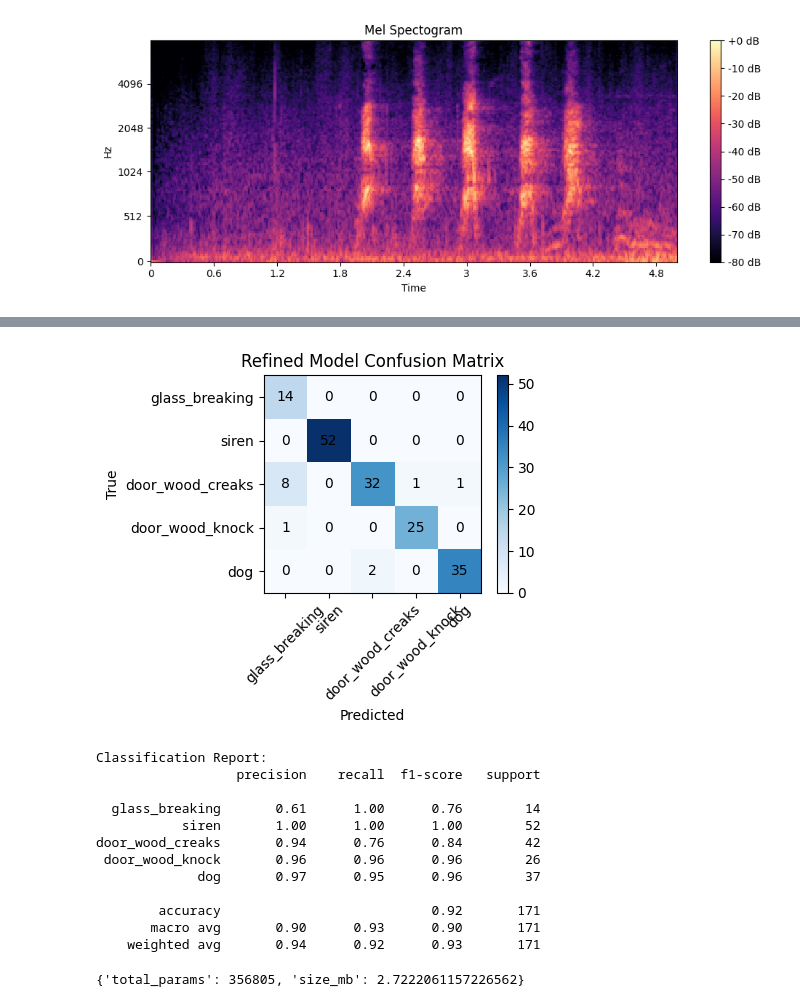
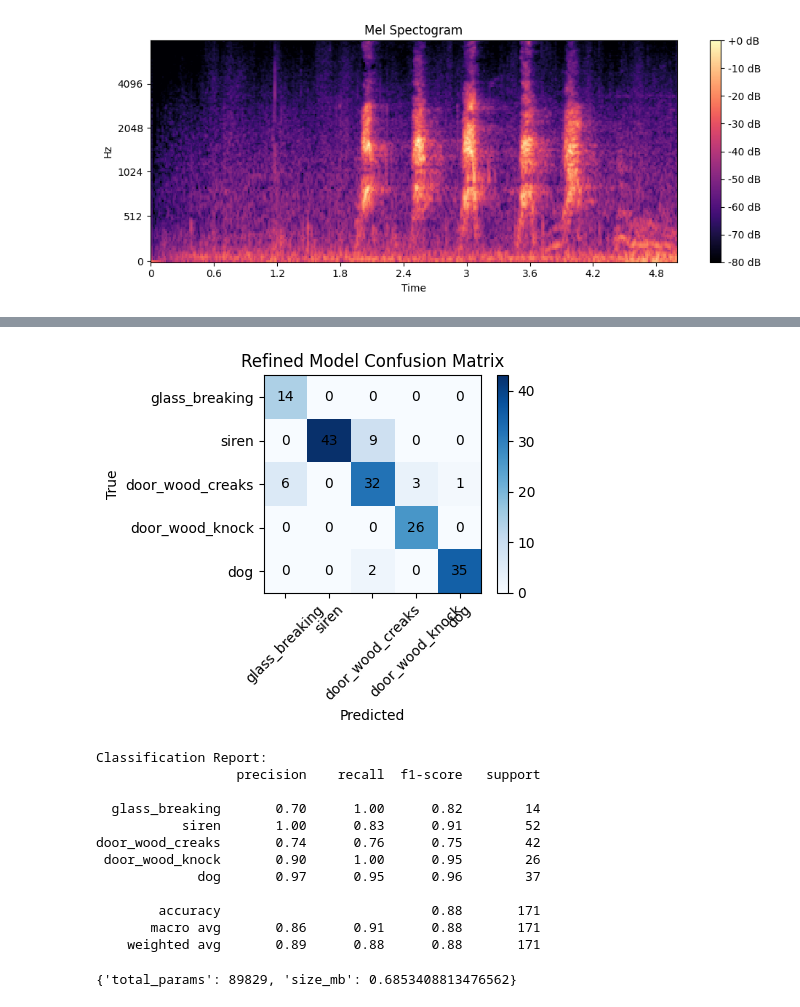
Before and after one commit to bsgursta/LocalInference, a Jupyter notebook: backend/model/model.ipynb, the cells around one changed output, grey strips where cells are left out. Saved outputs shown, nothing was run; the diff lists cells and outputs as text; code cells hidden in the pictures.

```diff
--- a/backend/model/model.ipynb
+++ b/backend/model/model.ipynb
@@ -312,8 +312,6 @@ class AudioDataset(Dataset):
         peak = waveform.abs().amax().clamp_min(1e-8)
         waveform = (waveform / peak) * 0.99
 
-
-        # AFTER (correct)
         if self.use_augment:
             if random.random() < 0.5:
                 waveform, _ = random.choice(self.speed_transforms)(waveform)
@@ -344,7 +342,13 @@ class CNNLSTM(nn.Module):
     def __init__(self, num_classes=len(positive_categories), lstm_hidden=128):
         super().__init__()
         self.features = nn.Sequential(
-            nn.Conv2d(1, 32, kernel_size=3, padding=1),
+            nn.Conv2d(1, 16, kernel_size=3, padding=1),
+            nn.BatchNorm2d(16),
+            nn.ReLU(),
+            nn.Dropout(0.1),
+            nn.MaxPool2d(2),
+
+            nn.Conv2d(16, 32, kernel_size=3, padding=1),
             nn.BatchNorm2d(32),
             nn.ReLU(),
             nn.Dropout(0.1),
@@ -352,12 +356,6 @@ class CNNLSTM(nn.Module):
 
             nn.Conv2d(32, 64, kernel_size=3, padding=1),
             nn.BatchNorm2d(64),
-            nn.ReLU(),
-            nn.Dropout(0.1),
-            nn.MaxPool2d(2),
-
-            nn.Conv2d(64, 128, kernel_size=3, padding=1),
-            nn.BatchNorm2d(128),
             nn.ReLU(),
             nn.Dropout(0.1),
             nn.MaxPool2d(2),
@@ -371,10 +369,10 @@ class CNNLSTM(nn.Module):
             bidirectional=False, #Switched From True
         )"""
         self.classifier = nn.Sequential(
-            nn.Linear(128 * 8, 256),
+            nn.Linear(64 * 8, 128),
             nn.ReLU(),
             nn.Dropout(0.3),
-            nn.Linear(256, num_classes),
+            nn.Linear(128, num_classes),
         )
 
     def forward(self, x):
@@ -793,18 +791,18 @@ Test Balanced Accuracy: 0.9339
 
 Confusion Matrix:
-[figure, old version]
+[figure, new version]
 Classification Report:
                   precision    recall  f1-score   support
 
-  glass_breaking       0.61      1.00      0.76        14
-           siren       1.00      1.00      1.00        52
-door_wood_creaks       0.94      0.76      0.84        42
- door_wood_knock       0.96      0.96      0.96        26
+  glass_breaking       0.70      1.00      0.82        14
+           siren       1.00      0.83      0.91        52
+door_wood_creaks       0.74      0.76      0.75        42
+ door_wood_knock       0.90      1.00      0.95        26
              dog       0.97      0.95      0.96        37
 
-        accuracy                           0.92       171
-       macro avg       0.90      0.93      0.90       171
-    weighted avg       0.94      0.92      0.93       171
+        accuracy                           0.88       171
+       macro avg       0.86      0.91      0.88       171
+    weighted avg       0.89      0.88      0.88       171
 # %%
 #Monitoring memory usage
 def check_model_summary(model):
@@ -819,6 +817,6 @@ def check_model_summary(model):
 
 check_model_summary(best_model_final)
 # %% [output]
-{'total_params': 356805, 'size_mb': 2.7222061157226562}
+{'total_params': 89829, 'size_mb': 0.6853408813476562}
 # %%
 example_inputs = (torch.randn(1, 1, 64, 64))
```
Also changed, not shown: parts of 8 cells of this notebook, 2 other files.
